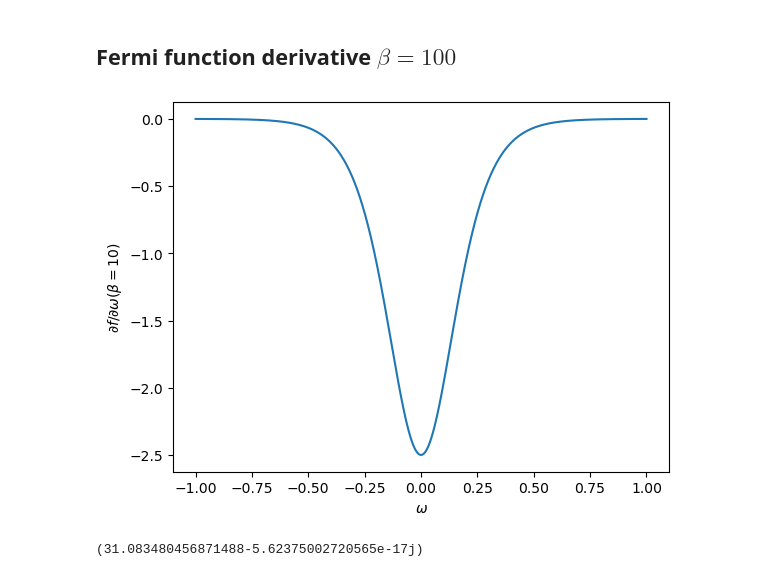
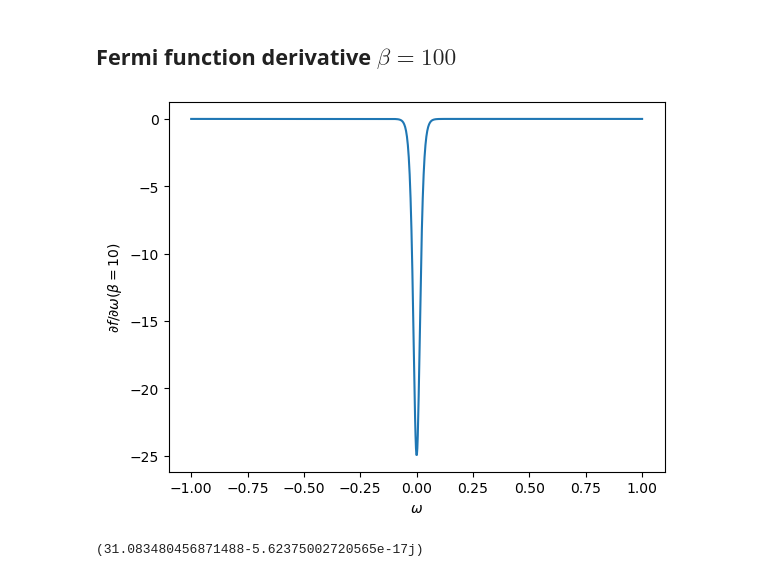
Before and after one commit to gabriel-rodriguez-ruiz/DC-superconductivity, a Jupyter notebook: Superconductor_1D_without_SOC.ipynb, the cells around one changed output. Drawn from its saved outputs; the diff is of its cells as text; code cells hidden in the pictures.

```diff
--- a/Superconductor_1D_without_SOC.ipynb
+++ b/Superconductor_1D_without_SOC.ipynb
@@ -108,16 +108,16 @@ ax.legend();
 # %% [markdown]
 ## Fermi function derivative $\beta=100$
 # %%
-beta = 10
+beta = 100
 omega = np.linspace(-1, 1, 1000)
 
 F = Fermi_function_derivative(omega, beta)
 fig, ax = plt.subplots()
 ax.plot(omega, F);
 ax.set_ylabel(r"$\partial f/\partial \omega (\beta=10)$");
 ax.set_xlabel("$\omega$");
 # %% [output]
-[figure, old version]
+[figure, new version]
 # %%
 k = np.linspace(-np.pi, np.pi)
 w_0 = 1
```
Also changed, not shown: parts of 5 cells of this notebook, 4 other files.
